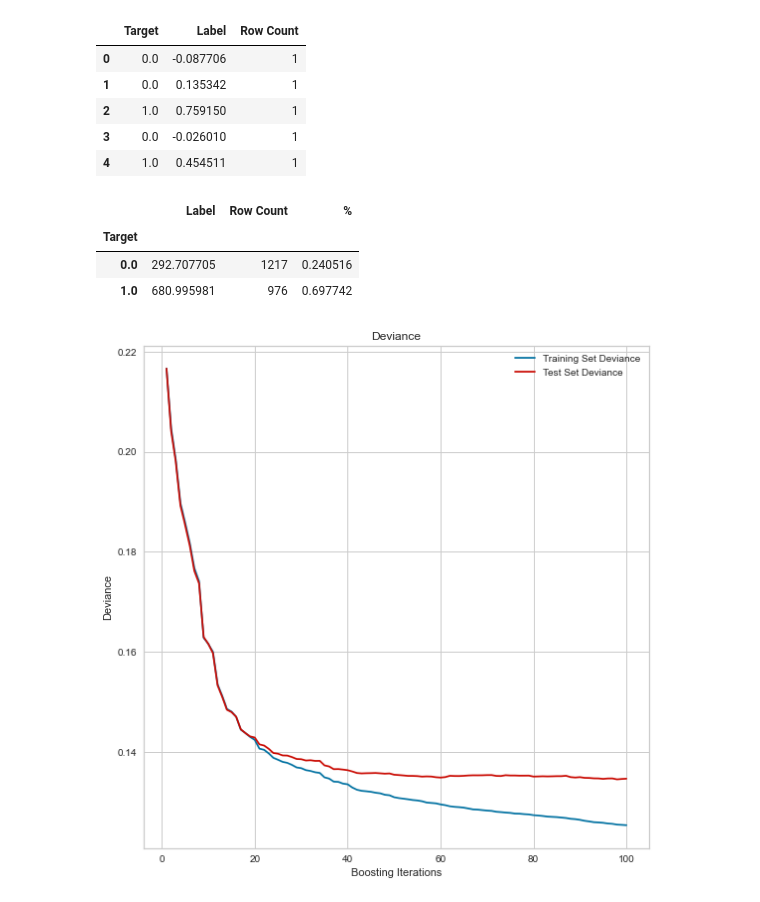
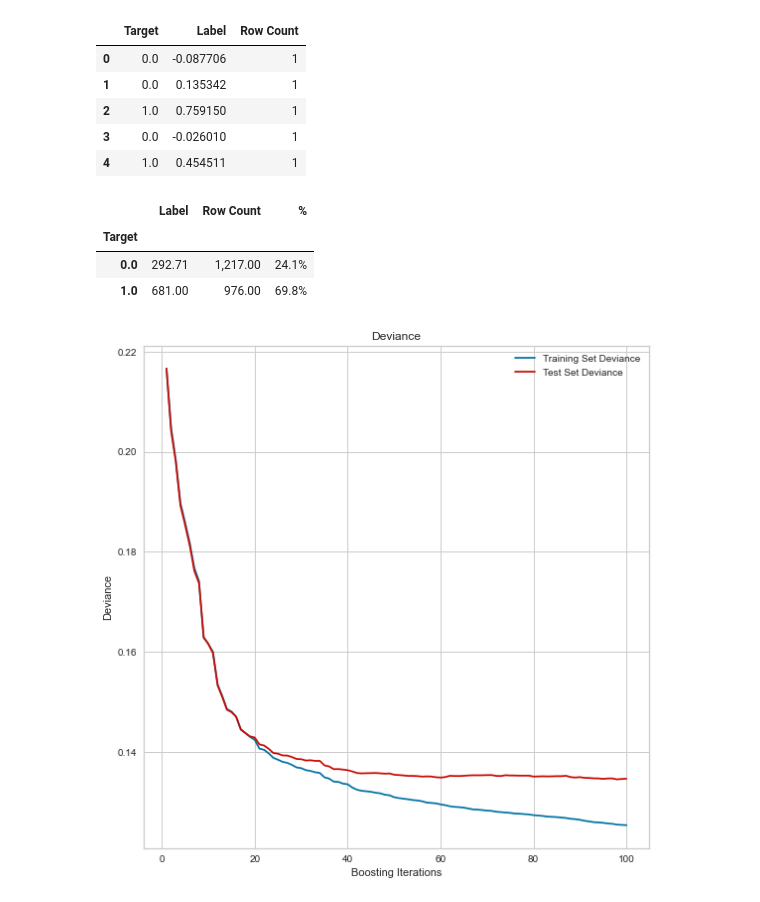
Before and after one commit to kaygar86/team_12_project, a Jupyter notebook: Machine_Learning/Notebooks/ML_preprocessing_PyCaret_GBRv2.ipynb, the cells around one changed output. Cells and saved outputs as stored; diff of their text form; code cells hidden in the pictures.

Commit message:
Format ML code

```diff
--- a/Machine_Learning/Notebooks/ML_preprocessing_PyCaret_GBRv2.ipynb
+++ b/Machine_Learning/Notebooks/ML_preprocessing_PyCaret_GBRv2.ipynb
@@ -616,12 +616,17 @@ label_analysis_df.head()
 # %%
 label_summary = label_analysis_df.groupby(["Target"]).sum()
 label_summary['%'] = label_summary['Label'] / label_summary['Row Count']
-label_summary
+format_dict = {
+    'Label': '{:,.2f}',
+    'Row Count': '{:,.2f}',
+    '%': '{:.1%}'
+}
+label_summary.style.format(format_dict)
 # %% [output]
 |  | Label | Row Count | % |
 | Target |  |  |  |
-| 0.0 | 292.707705 | 1217 | 0.240516 |
-| 1.0 | 680.995981 | 976 | 0.697742 |
+| 0.0 | 292.71 | 1,217.00 | 24.1% |
+| 1.0 | 681.00 | 976.00 | 69.8% |
 # %%
 from matplotlib import pyplot as plt
 # Assessing the training and test deviance (loss)
```
Also changed, not shown: parts of 7 cells of this notebook.
